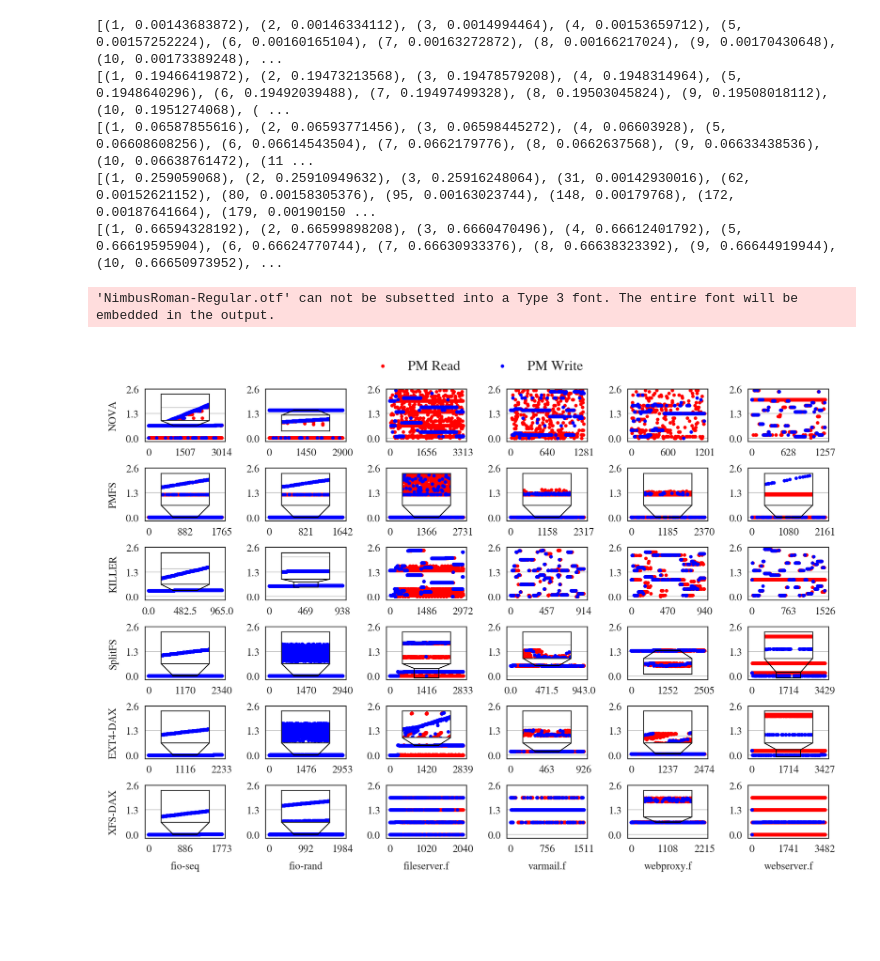
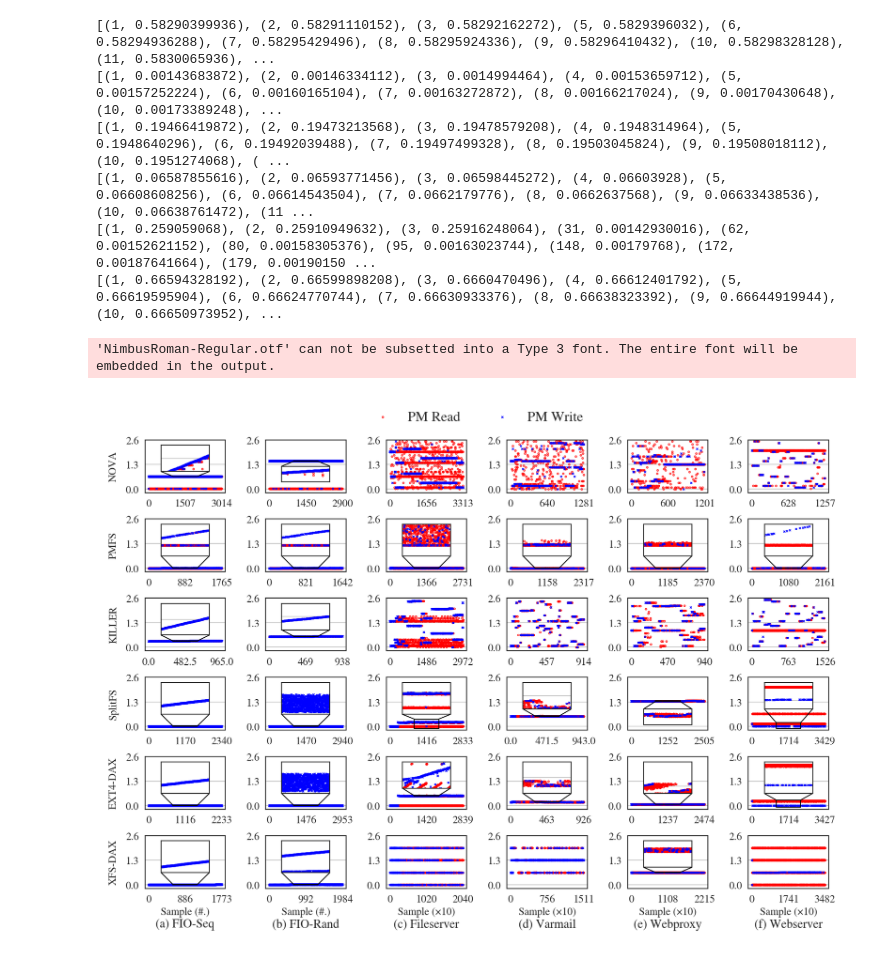
Before and after one commit to WOFS-for-PM/tests, a Jupyter notebook: killer-asplos/FIG-AccessPattern/plot.ipynb, the cells around one changed output. Saved outputs shown, nothing was run; the diff lists cells and outputs as text; code cells hidden in the pictures; blank space fills up the shorter version.

```diff
--- a/killer-asplos/FIG-AccessPattern/plot.ipynb
+++ b/killer-asplos/FIG-AccessPattern/plot.ipynb
@@ -125,8 +125,8 @@ for fs_idx, fs in enumerate(fss):
         # print(read_points)
         read_points = [(x[0], x[1] / 100_000_000_000) for x in read_points]
         write_points = [(x[0], x[1] / 100_000_000_000) for x in write_points]
-        r = plt.scatter([x[0] for x in read_points], [x[1] for x in read_points], marker='o', s=1, color='red')
-        w = plt.scatter([x[0] for x in write_points], [x[1] for x in write_points], marker='o', s=1, color='blue')
+        r = plt.scatter([x[0] for x in read_points], [x[1] for x in read_points], marker='o', s=0.1, color='red')
+        w = plt.scatter([x[0] for x in write_points], [x[1] for x in write_points], marker='x', s=0.1, color='blue')
         if read_point_line is None:
             read_point_line = r
         if write_point_line is None:
@@ -142,7 +142,12 @@ for fs_idx, fs in enumerate(fss):
         # plt.yticks(np.linspace(0, (virt_end - virt_start) / 100_000_000_000, 3), fontsize=6)
         format_ax_yticks(ax, 0, (virt_end - virt_start) / 100_000_000_000, 3, 2)
         if fs_idx == len(fss) - 1:
-            plt.xlabel(workloads[workload_idx], fontsize=6)
+            plt.xlabel(workloads_remap[workload_idx], fontsize=7, labelpad=8)
+            if workload.startswith("fio"):
+                subfig.text(0.5, -0.45, "Sample (#.)", ha='center', va='center', fontsize=6, transform=subfig.transAxes)
+            else:
+                subfig.text(0.5, -0.45, "Sample (×10)", ha='center', va='center', fontsize=6, transform=subfig.transAxes)
+
         if workload_idx == 0:
             plt.ylabel(fss_remaps[fs_idx], fontsize=6)
             # plt.title(subfig_titles[workload_idx], fontsize=8)
@@ -160,8 +165,9 @@ for fs_idx, fs in enumerate(fss):
                     ylim_left = 0.335
                     ylim_right = 0.345
                 else:
-                    ylim_left = 0.5
-                    ylim_right = 0.8
+                    ylim_left = 0.58
+                    ylim_right = 0.6
+                    print(write_points)
                     axins_y0 += 0.1
                     axins_height -= 0.1
             elif fs == "NOVA":
@@ -244,8 +250,8 @@ for fs_idx, fs in enumerate(fss):
             # start to plot
             axins = ax.inset_axes((axins_x0, axins_y0, axins_width, axins_height))
 
-            axins.scatter([x[0] for x in read_points], [x[1] for x in read_points], marker='o', s=1, color='red')
-            axins.scatter([x[0] for x in write_points], [x[1] for x in write_points], marker='o', s=1, color='blue')
+            axins.scatter([x[0] for x in read_points], [x[1] for x in read_points], marker='o', s=0.1, color='red')
+            axins.scatter([x[0] for x in write_points], [x[1] for x in write_points], marker='x', s=0.1, color='blue')
             for tick in axins.get_yaxis().get_major_ticks():
                 tick.set_pad(1)
             for tick in axins.get_xaxis().get_major_ticks():
@@ -256,31 +262,32 @@ for fs_idx, fs in enumerate(fss):
 
             # tx0, tx1, ty0, ty1 = zoom_in(axins, [x[0] for x in read_points], [x[1] for x in read_points], len(tail_latency_percentiles) - 5, len(tail_latency_percentiles) - 1)
 
             axins.set_ylim(ylim_left, ylim_right)
             axins.set_yticklabels([])
             # if not workload.startswith("fio"):
             #     axins.set_xlim(access_times / 3, access_times / 3 + 1200)
             #     axins.set_xticklabels([])
             # else:
             axins.set_xlim(access_times / 3, access_times * 2 / 3)
             axins.set_xticklabels([])
             # axins.xaxis.set_major_formatter(mtick.FormatStrFormatter('%.1f'))
             # axins.set_xticks(np.linspace(len(tail_latency_percentiles) - 4, len(tail_latency_percentiles), 5))
             patch, pp1, pp2 = mark_inset(ax, axins, loc1 = 3, loc2 = 4, fc="none", ec='k', lw=0.5)
             pp1.loc1 = pp1_loc1
             pp1.loc2 = pp1_loc2
             pp2.loc1 = pp2_loc1
             pp2.loc2 = pp2_loc2
 # legend_labels = fss
 fig.legend([r, w], ["PM Read", "PM Write"], loc='upper center', bbox_to_anchor=(0.5, 0.95), ncol=6, fontsize=8, frameon=False)
 # plt.tight_layout()
 plt.savefig("./FIG-Pattern.pdf", bbox_inches='tight', pad_inches=0)
 plt.savefig("./FIG-Pattern.svg", bbox_inches='tight', pad_inches=0)
 # %% [output]
+[(1, 0.58290399936), (2, 0.58291110152), (3, 0.58292162272), (5, 0.5829396032), (6, 0.58294936288), (7, 0.58295429496), (8, 0.58295924336), (9, 0.58296410432), (10, 0.58298328128), (11, 0.5830065936), ...
 [(1, 0.00143683872), (2, 0.00146334112), (3, 0.0014994464), (4, 0.00153659712), (5, 0.00157252224), (6, 0.00160165104), (7, 0.00163272872), (8, 0.00166217024), (9, 0.00170430648), (10, 0.00173389248), ...
 [(1, 0.19466419872), (2, 0.19473213568), (3, 0.19478579208), (4, 0.1948314964), (5, 0.1948640296), (6, 0.19492039488), (7, 0.19497499328), (8, 0.19503045824), (9, 0.19508018112), (10, 0.1951274068), ( ...
 [(1, 0.06587855616), (2, 0.06593771456), (3, 0.06598445272), (4, 0.06603928), (5, 0.06608608256), (6, 0.06614543504), (7, 0.0662179776), (8, 0.0662637568), (9, 0.06633438536), (10, 0.06638761472), (11 ...
 [(1, 0.259059068), (2, 0.25910949632), (3, 0.25916248064), (31, 0.00142930016), (62, 0.00152621152), (80, 0.00158305376), (95, 0.00163023744), (148, 0.00179768), (172, 0.00187641664), (179, 0.00190150 ...
 [(1, 0.66594328192), (2, 0.66599898208), (3, 0.6660470496), (4, 0.66612401792), (5, 0.66619595904), (6, 0.66624770744), (7, 0.66630933376), (8, 0.66638323392), (9, 0.66644919944), (10, 0.66650973952), ...
 'NimbusRoman-Regular.otf' can not be subsetted into a Type 3 font. The entire font will be embedded in the output.
-[figure, old version]
+[figure, new version]
```
Also changed, not shown: 32 other files.
